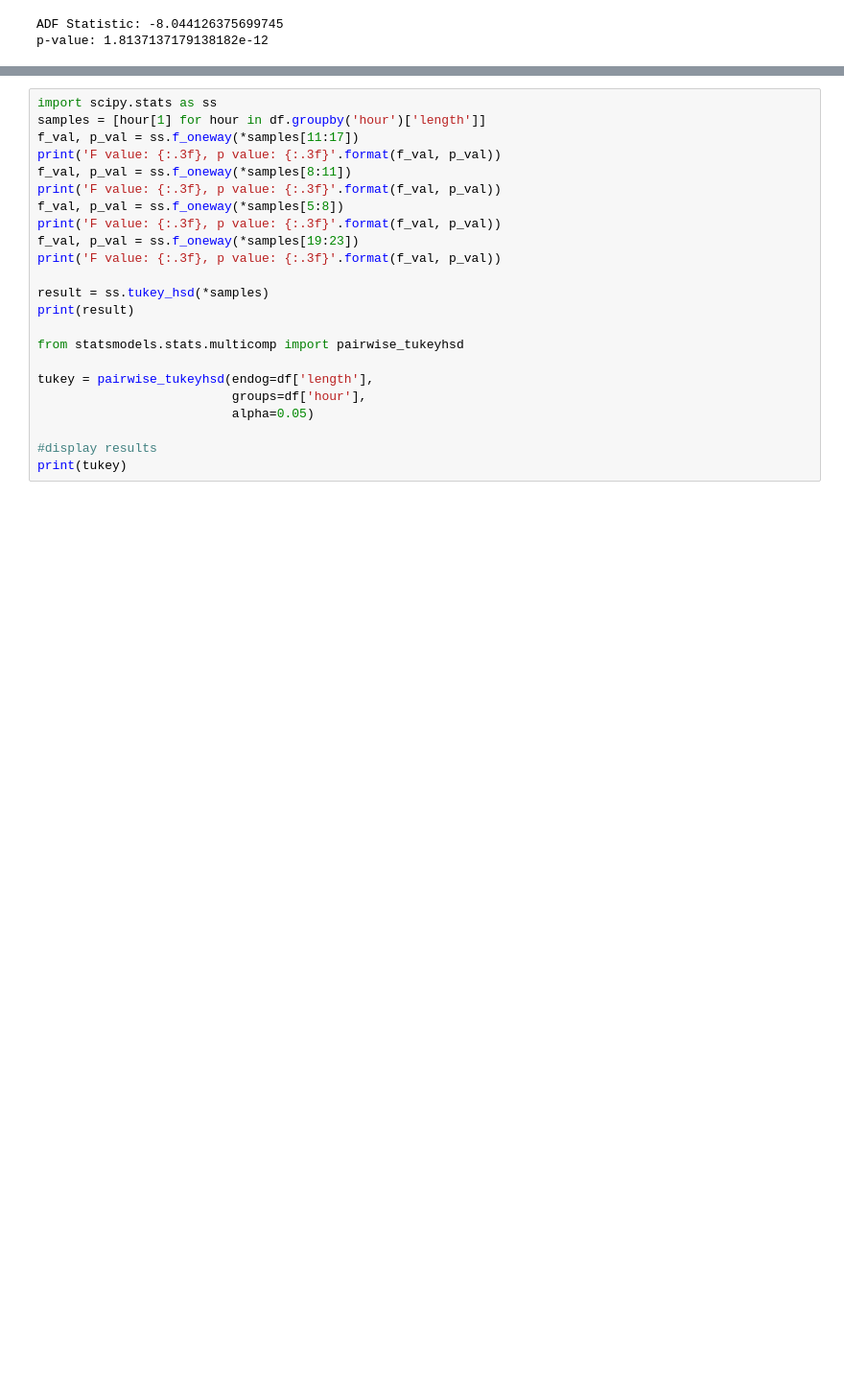
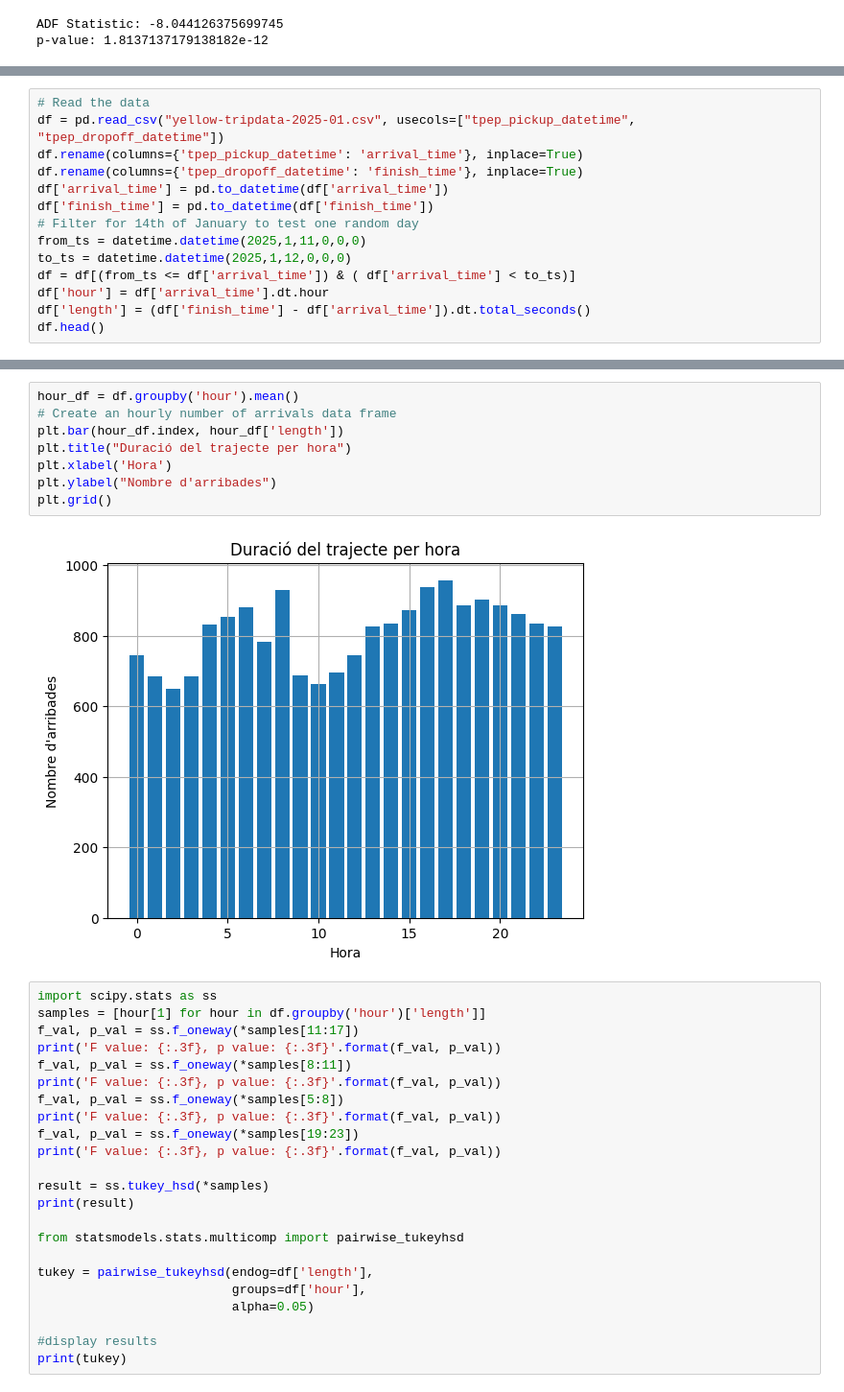
Before and after one commit to JaumeFigueras/simulacio, a Jupyter notebook: estadistica/iid/estacionaritat.ipynb, the cells around one changed output, grey strips where cells are left out. Shown: that part at 96% size. Saved outputs shown, nothing was run; the diff lists cells and outputs as text; blank space fills up the shorter version.

```diff
--- a/estadistica/iid/estacionaritat.ipynb
+++ b/estadistica/iid/estacionaritat.ipynb
@@ -168,0 +235,14 @@ plt.grid()
+# %%
+# Read the data
+df = pd.read_csv("yellow-tripdata-2025-01.csv", usecols=["tpep_pickup_datetime", "tpep_dropoff_datetime"])
+df.rename(columns={'tpep_pickup_datetime': 'arrival_time'}, inplace=True)
+df.rename(columns={'tpep_dropoff_datetime': 'finish_time'}, inplace=True)
+df['arrival_time'] = pd.to_datetime(df['arrival_time'])
+df['finish_time'] = pd.to_datetime(df['finish_time'])
+# Filter for 14th of January to test one random day
+from_ts = datetime.datetime(2025,1,11,0,0,0)
+to_ts = datetime.datetime(2025,1,12,0,0,0)
+df = df[(from_ts <= df['arrival_time']) & ( df['arrival_time'] < to_ts)]
+df['hour'] = df['arrival_time'].dt.hour
+df['length'] = (df['finish_time'] - df['arrival_time']).dt.total_seconds()
+df.head()
@@ -169,3 +256,13 @@ plt.grid()
+# %%
+hour_df = df.groupby('hour').mean()
+# Create an hourly number of arrivals data frame
+plt.bar(hour_df.index, hour_df['length'])
+plt.title("Duració del trajecte per hora")
+plt.xlabel('Hora')
+plt.ylabel("Nombre d'arribades")
+plt.grid()
+# %% [output]
+[figure, added]
 # %%
 import scipy.stats as ss
 samples = [hour[1] for hour in df.groupby('hour')['length']]
```
Also changed, not shown: parts of 10 cells of this notebook.
